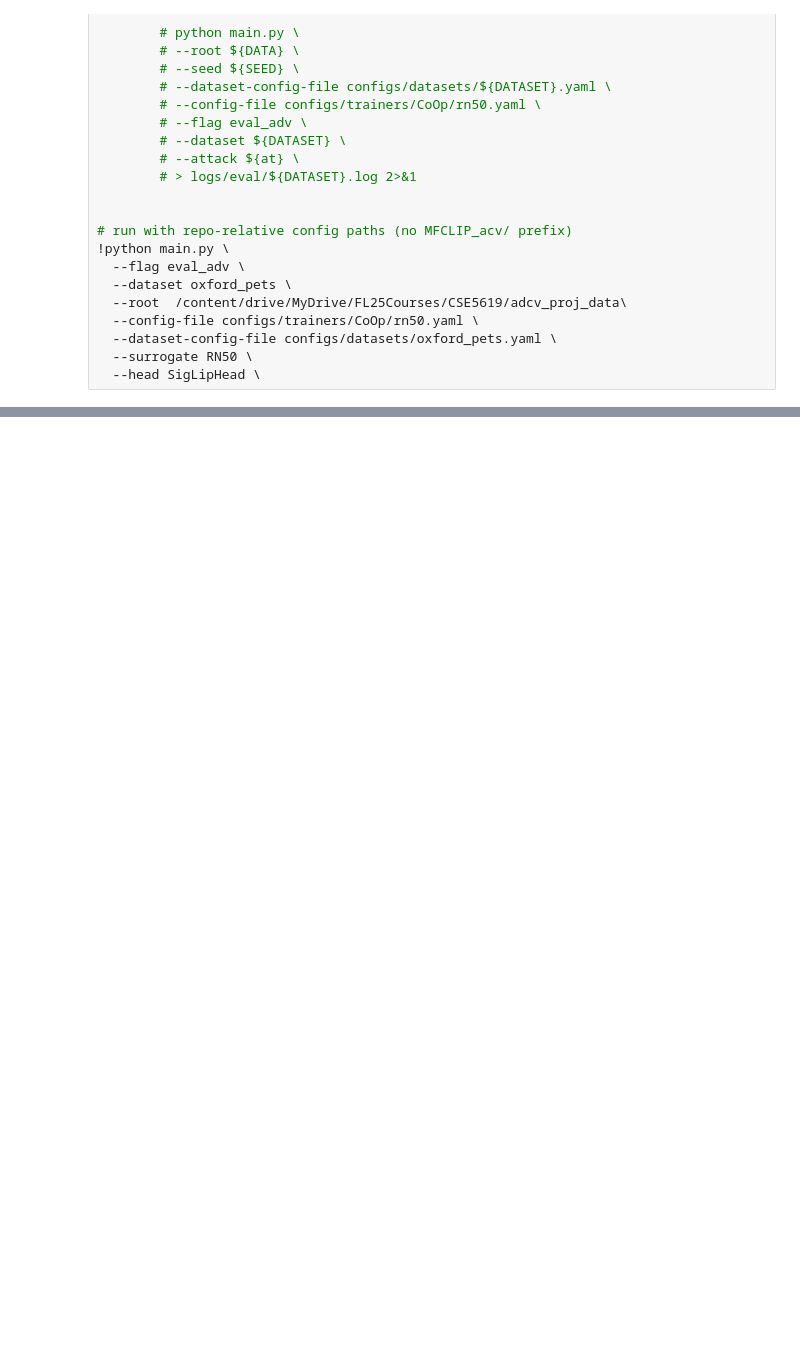
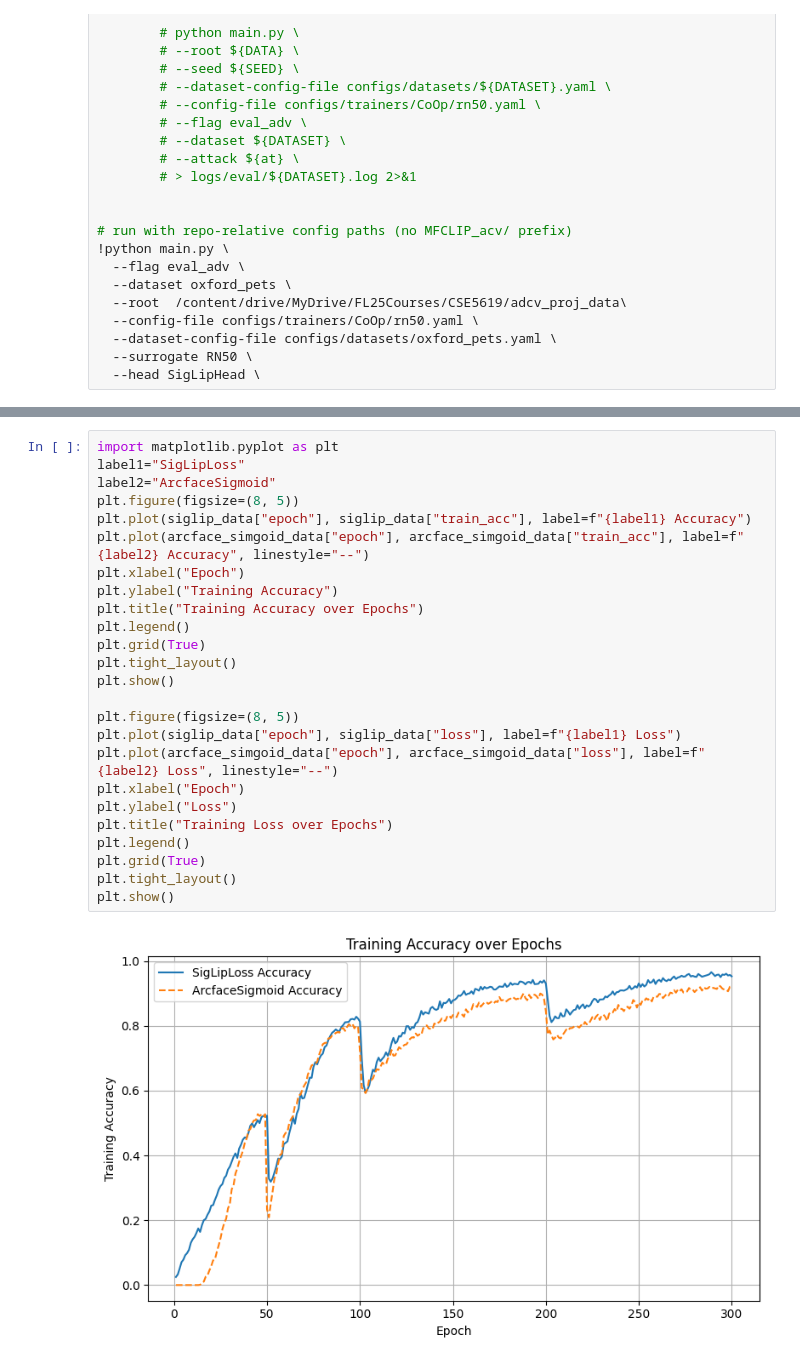
Before and after one commit to 1hamzaiqbal/MFCLIP_acv, a Jupyter notebook: hanson_siglip_exploration.ipynb, the cells around one changed output, grey strips where cells are left out. Saved outputs shown, nothing was run; the diff lists cells and outputs as text; blank space fills up the shorter version.

```diff
--- a/hanson_siglip_exploration.ipynb
+++ b/hanson_siglip_exploration.ipynb
@@ -204,0 +434,27 @@ Eval Test
+# %%
+import matplotlib.pyplot as plt
+label1="SigLipLoss"
+label2="ArcfaceSigmoid"
+plt.figure(figsize=(8, 5))
+plt.plot(siglip_data["epoch"], siglip_data["train_acc"], label=f"{label1} Accuracy")
+plt.plot(arcface_simgoid_data["epoch"], arcface_simgoid_data["train_acc"], label=f"{label2} Accuracy", linestyle="--")
+plt.xlabel("Epoch")
+plt.ylabel("Training Accuracy")
+plt.title("Training Accuracy over Epochs")
+plt.legend()
+plt.grid(True)
+plt.tight_layout()
+plt.show()
+
+plt.figure(figsize=(8, 5))
+plt.plot(siglip_data["epoch"], siglip_data["loss"], label=f"{label1} Loss")
+plt.plot(arcface_simgoid_data["epoch"], arcface_simgoid_data["loss"], label=f"{label2} Loss", linestyle="--")
+plt.xlabel("Epoch")
+plt.ylabel("Loss")
+plt.title("Training Loss over Epochs")
+plt.legend()
+plt.grid(True)
+plt.tight_layout()
+plt.show()
+# %% [output]
+[figure, added]
```
Also changed, not shown: parts of 13 cells of this notebook.
